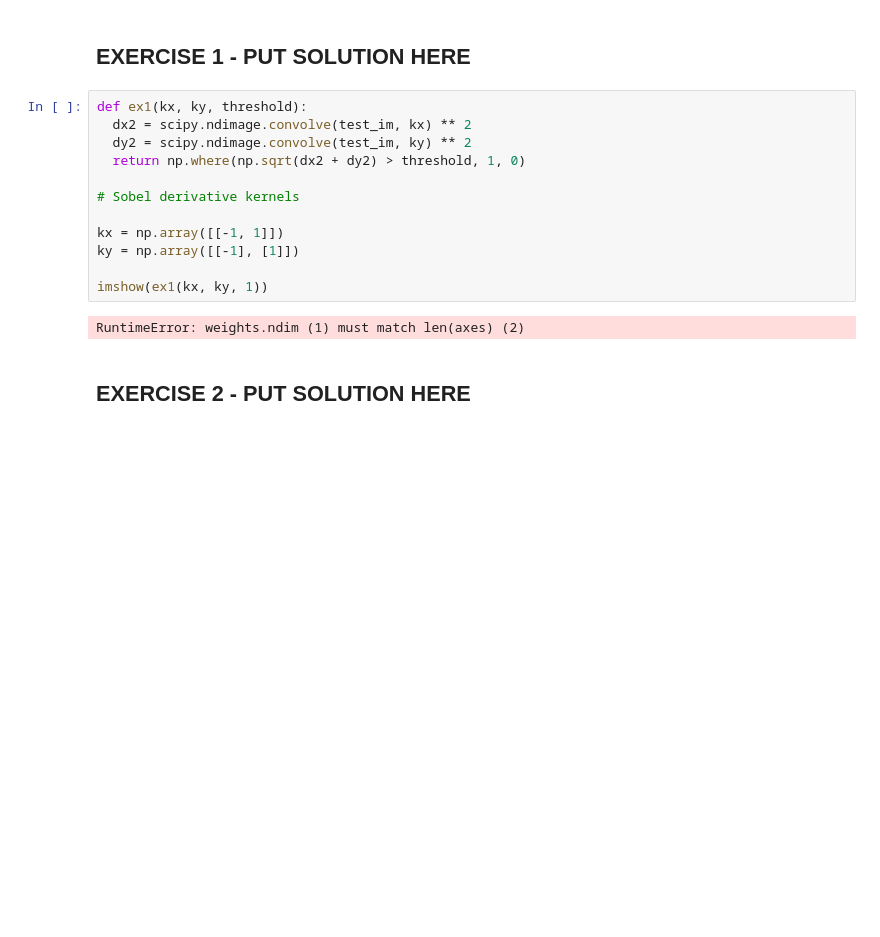
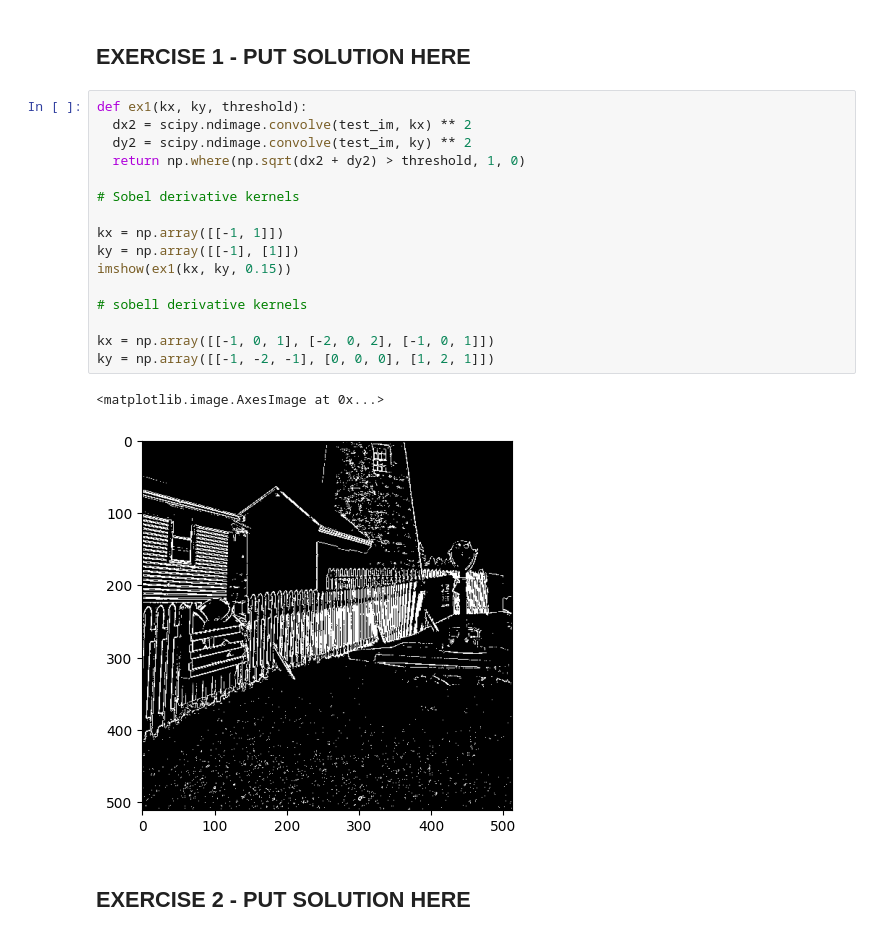
Before and after one commit to tambourine-dev/VisComp, a Jupyter notebook: Exercises/W3/W3_exercise.ipynb, the cells around one changed output. Drawn from its saved outputs; the diff is of its cells as text; blank space fills up the shorter version.

```diff
--- a/Exercises/W3/W3_exercise.ipynb
+++ b/Exercises/W3/W3_exercise.ipynb
@@ -213,17 +213,22 @@ interactive(children=(IntSlider(value=9, description='size', max=49, min=1, step
 # %%
 def ex1(kx, ky, threshold):
   dx2 = scipy.ndimage.convolve(test_im, kx) ** 2
   dy2 = scipy.ndimage.convolve(test_im, ky) ** 2
   return np.where(np.sqrt(dx2 + dy2) > threshold, 1, 0)
 
 # Sobel derivative kernels
 
 kx = np.array([[-1, 1]])
 ky = np.array([[-1], [1]])
+imshow(ex1(kx, ky, 0.15))
 
-imshow(ex1(kx, ky, 1))
+# sobell derivative kernels
+
+kx = np.array([[-1, 0, 1], [-2, 0, 2], [-1, 0, 1]])
+ky = np.array([[-1, -2, -1], [0, 0, 0], [1, 2, 1]])
 # %% [output]
-RuntimeError: weights.ndim (1) must match len(axes) (2)
+<matplotlib.image.AxesImage at 0x...>
+[figure, added]
 # %% [markdown]
 ## EXERCISE 2 - PUT SOLUTION HERE
 # %%
```
